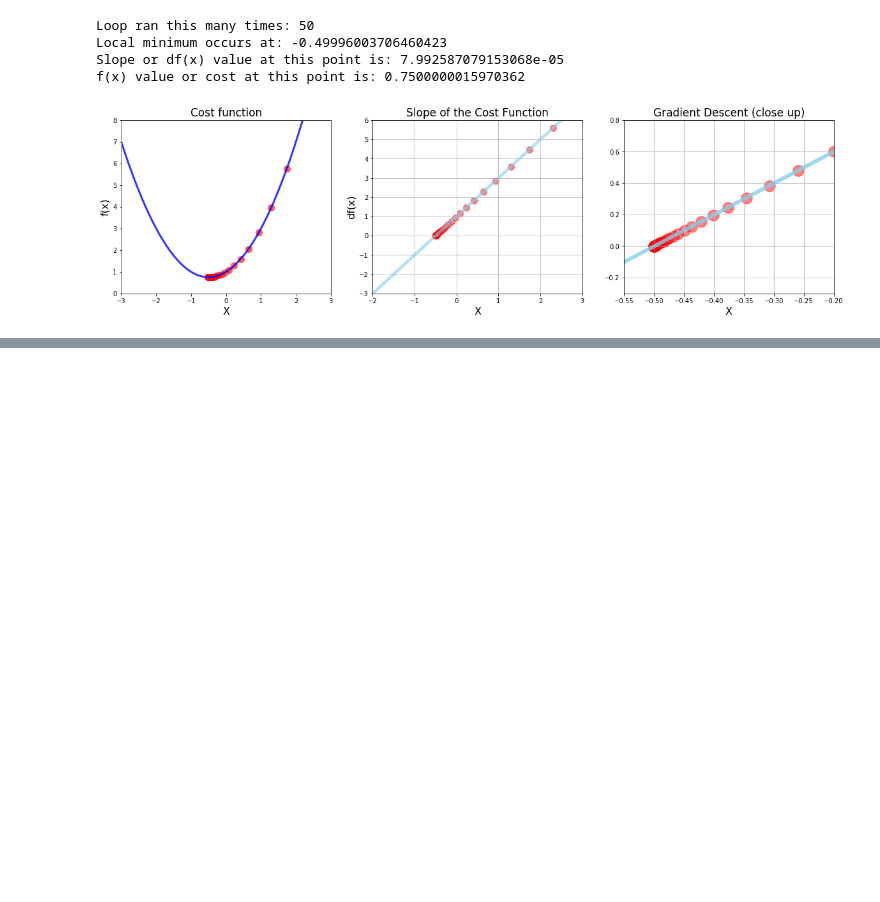
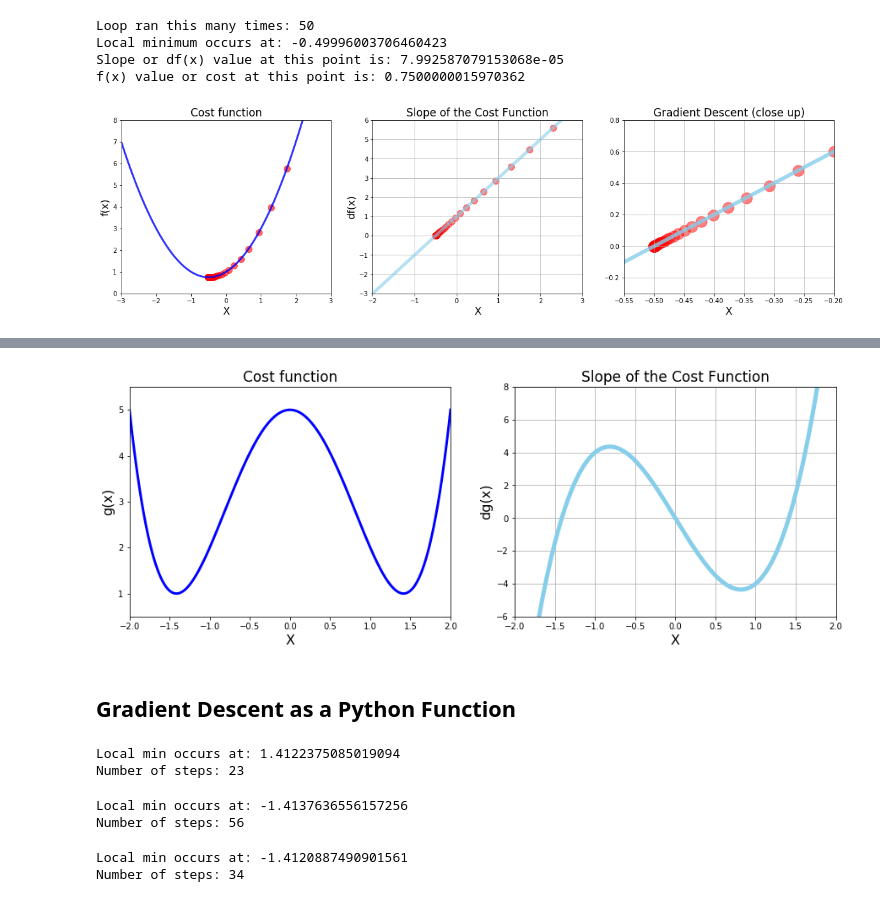
Before and after one commit to Sampatankar/DataScienceBootcamp2020-Python, a Jupyter notebook: 4Optimisation&GradientDescent/03GradientDescent.ipynb, the cells around one changed output, grey strips where cells are left out. Drawn from its saved outputs; the diff is of its cells as text; code cells hidden in the pictures; blank space fills up the shorter version.

```diff
--- a/4Optimisation&GradientDescent/03GradientDescent.ipynb
+++ b/4Optimisation&GradientDescent/03GradientDescent.ipynb
@@ -182,0 +189,44 @@ plt.show()
+# %%
+# Make some data:
+x_2 = np.linspace(-2, 2, 1000)
+
+# Challenge: Write the g(x) function and the dg(x) function in Python:
+def g(x):
+    return x**4 - 4*x**2 + 5
+
+def dg(x):
+    return 4*x**3 - 8*x
+# %%
+# Plot function and derivative side-by-side:
+plt.figure(figsize=[15,5])
+
+# Chart 1: The Cost Function:
+plt.subplot(1, 2, 1)
+
+plt.xlim(-2,2)
+plt.ylim(0.5,5.5)
+
+plt.title('Cost function', fontsize=17)
+plt.xlabel('X', fontsize=16)
+plt.ylabel('g(x)', fontsize=16)
+
+plt.plot(x_2, g(x_2), color='blue', linewidth=3)
+
+# Chart 2: Derivative:
+plt.subplot(1,2,2)
+
+plt.xlim(-2,2)
+plt.ylim(-6,8)
+plt.grid()
+plt.title('Slope of the Cost Function', fontsize=17)
+plt.xlabel('X', fontsize=16)
+plt.ylabel('dg(x)', fontsize=16)
+
+plt.plot(x_2, dg(x_2), color='skyblue', linewidth=5)
+
+
+plt.show()
+# %% [output]
+[figure, added]
+# %% [markdown]
+## Gradient Descent as a Python Function
@@ -182,0 +254,23 @@ plt.show()
+# %%
+local_min, list_x, deriv_list = gradient_descent(dg, 0.5, 0.02, 0.001)
+print('Local min occurs at:', local_min)
+print('Number of steps:', len(list_x))
+# %% [output]
+Local min occurs at: 1.4122375085019094
+Number of steps: 23
+# %%
+#cell above explained:
+local_min, list_x, deriv_list = gradient_descent(derivative_func=dg, initial_guess= -0.5, multiplier=0.01, precision=0.0001)
+print('Local min occurs at:', local_min)
+print('Number of steps:', len(list_x))
+# %% [output]
+Local min occurs at: -1.4137636556157256
+Number of steps: 56
+# %%
+#cell above but using default values in cell above:
+local_min, list_x, deriv_list = gradient_descent(derivative_func=dg, initial_guess= -0.1)
+print('Local min occurs at:', local_min)
+print('Number of steps:', len(list_x))
+# %% [output]
+Local min occurs at: -1.4120887490901561
+Number of steps: 34
```
Also changed, not shown: parts of 12 cells of this notebook, 1 other file.
